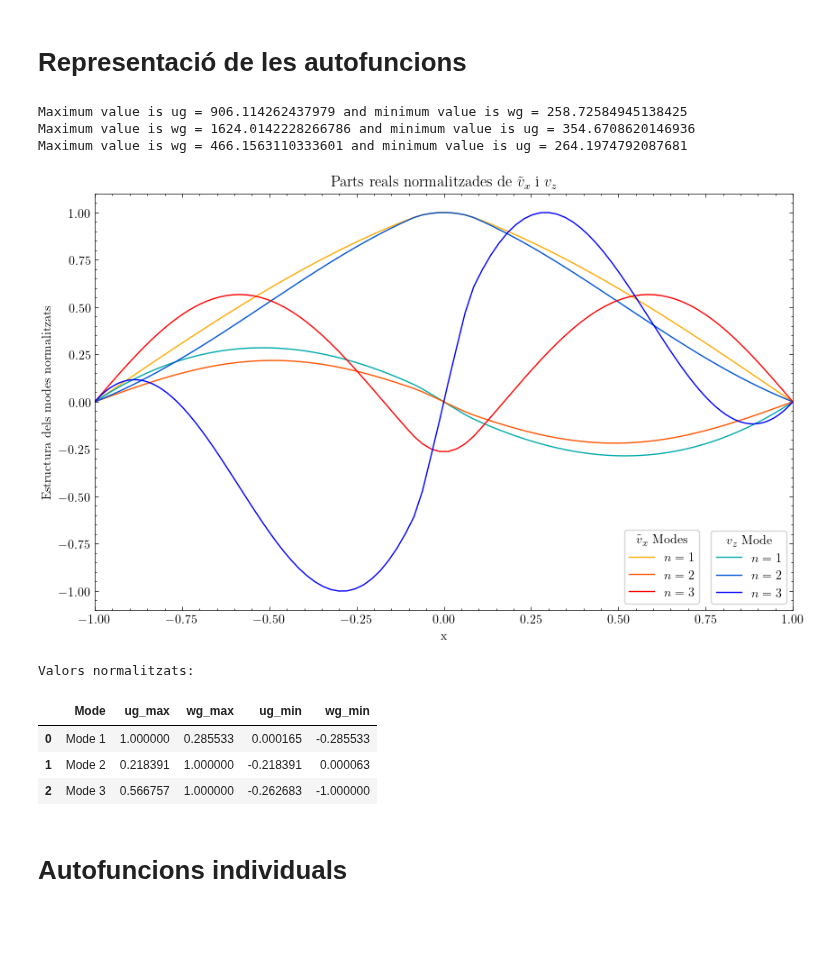
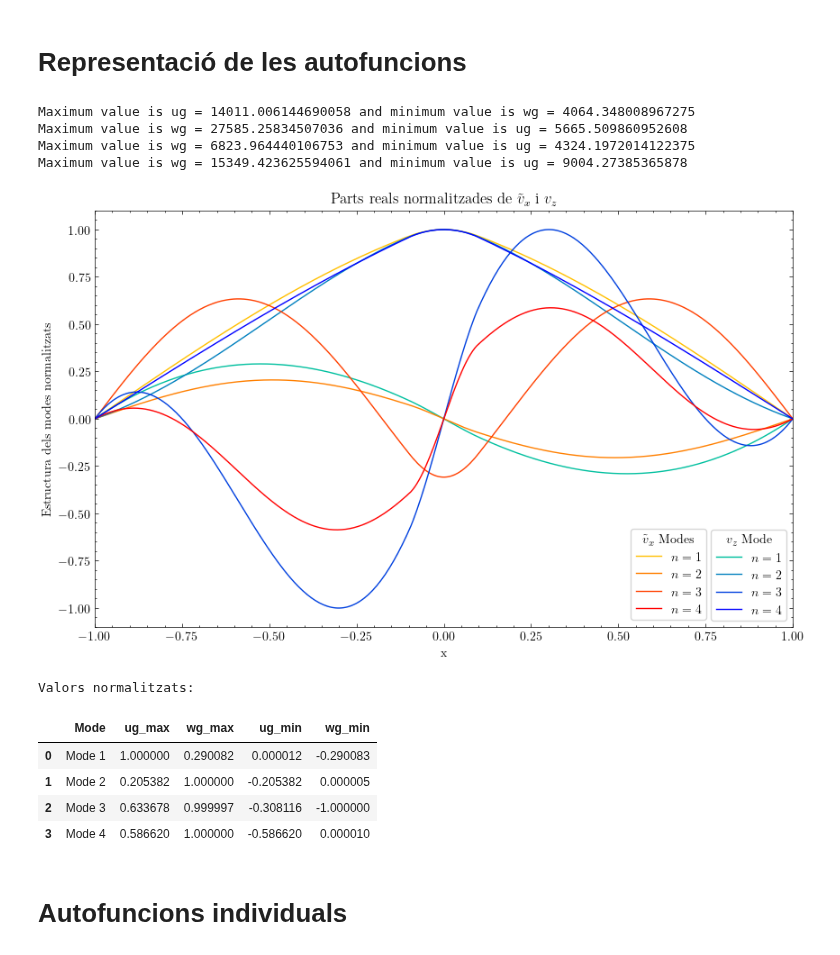
Before and after one commit to JoanRibotOliver/TFG, a Jupyter notebook: Fast & slow modes.ipynb, the cells around one changed output. Cells and saved outputs as stored; diff of their text form; code cells hidden in the pictures; blank space fills up the shorter version.

```diff
--- a/Fast & slow modes.ipynb
+++ b/Fast & slow modes.ipynb
@@ -68,7 +68,7 @@ def get_eigenvalues(Nevals):
 
 
 """ Paràmetres """
-Nx = 128 # amb 32 ja no és smooth...
+Nx = 128*4 # amb 32 ja no és smooth...
 dtype = np.complex128 # malla en la que es treballa: 128 complexes, ja que hem definit Nx = 128
 
 
@@ -249,8 +249,8 @@ plt.savefig('eigenvalue_error.png', dpi=300)
 # Representació de les autofuncions
 # %%
 ### Nombre de modes que volem representar ###
-N_max_mode = 3
-N_min_mode = 0
+N_max_mode = 6
+N_min_mode = 2
 N_modes = N_max_mode - N_min_mode
 
 ### Define warm and cold color palettes ###
@@ -315,43 +315,45 @@ for n, idx in enumerate(np.argsort(solver.eigenvalues)[N_min_mode:N_max_mode], s
     df = pd.DataFrame(data)
 
 ## Create separate legends
-legend_v10x = plt.legend(handles=handles_v10x, title=r"$\tilde{v}_{x}$ Modes", loc="upper right", bbox_to_anchor=(0.875, 0.2075), frameon=True)
+legend_v10x = plt.legend(handles=handles_v10x, title=r"$\tilde{v}_{x}$ Modes", loc="upper right", bbox_to_anchor=(0.885, 0.25), frameon=True)
 plt.gca().add_artist(legend_v10x)  # Add the first legend to the plot
 plt.legend(handles=handles_v10z, title=r"$v_{z}$ Mode", loc="lower right", bbox_to_anchor=(1, 0), frameon=True)
 
 
 plt.xlim(-1, 1)
 #plt.legend(loc="lower right", frameon=True)
 plt.ylabel(r"Estructura dels modes normalitzats")
 plt.xlabel(r"x")
 plt.title(r"Parts reals normalitzades de $\tilde{v}_{x}$ i ${v}_{z}$")
 plt.grid(False)
 plt.savefig('normalized_modes.png', dpi=300, bbox_inches='tight')
 plt.show()
 
 print("Valors normalitzats:")
 display(df)
 
 
 # Tal vegada em pot interessar normalitzar en un bucle i després representar per separat. No representar tot de cop... però sí pq les vull comparar en tamany...
 
 # A l'hora de representar la part real de les autofuncions has de tenir clar que la velocitat u és en la direcció x i la w en z. També que v10x és imaginària i v10z és real.
 # A més, el que es representa és la velocitat, no la corda en sí. Llavors un node implica velocitat nul·la: aquell punt no es mou.
 # Els màxims i mínims són els punts on la velocitat és màxima, no és que la corda es deformi amb aquella forma.
 
 # Ficar els plots de les velocitats dins el for i representar les velocitats per cada kz... pot tardar bastant però crec que és el que he de fer!
 
 # No entenc molt bé perquè els modes no es van alternant, és a dir, els modes senars el màxim hauria de ser ug i els parells wg; NO ESTÀ PASSANT AIXÒ PERÒ!
 # %% [output]
-Maximum value is ug = 906.114262437979 and minimum value is wg = 258.72584945138425
-Maximum value is wg = 1624.0142228266786 and minimum value is ug = 354.6708620146936
-Maximum value is wg = 466.1563110333601 and minimum value is ug = 264.1974792087681
+Maximum value is ug = 14011.006144690058 and minimum value is wg = 4064.348008967275
+Maximum value is wg = 27585.25834507036 and minimum value is ug = 5665.509860952608
+Maximum value is wg = 6823.964440106753 and minimum value is ug = 4324.1972014122375
+Maximum value is wg = 15349.423625594061 and minimum value is ug = 9004.27385365878
-[figure, old version]
+[figure, new version]
 Valors normalitzats:
 |  | Mode | ug_max | wg_max | ug_min | wg_min |
-| 0 | Mode 1 | 1.000000 | 0.285533 | 0.000165 | -0.285533 |
-| 1 | Mode 2 | 0.218391 | 1.000000 | -0.218391 | 0.000063 |
-| 2 | Mode 3 | 0.566757 | 1.000000 | -0.262683 | -1.000000 |
+| 0 | Mode 1 | 1.000000 | 0.290082 | 0.000012 | -0.290083 |
+| 1 | Mode 2 | 0.205382 | 1.000000 | -0.205382 | 0.000005 |
+| 2 | Mode 3 | 0.633678 | 0.999997 | -0.308116 | -1.000000 |
+| 3 | Mode 4 | 0.586620 | 1.000000 | -0.586620 | 0.000010 |
 # %% [markdown]
 # Autofuncions individuals
 # %%
```
Also changed, not shown: parts of 10 cells of this notebook, 15 other files.
